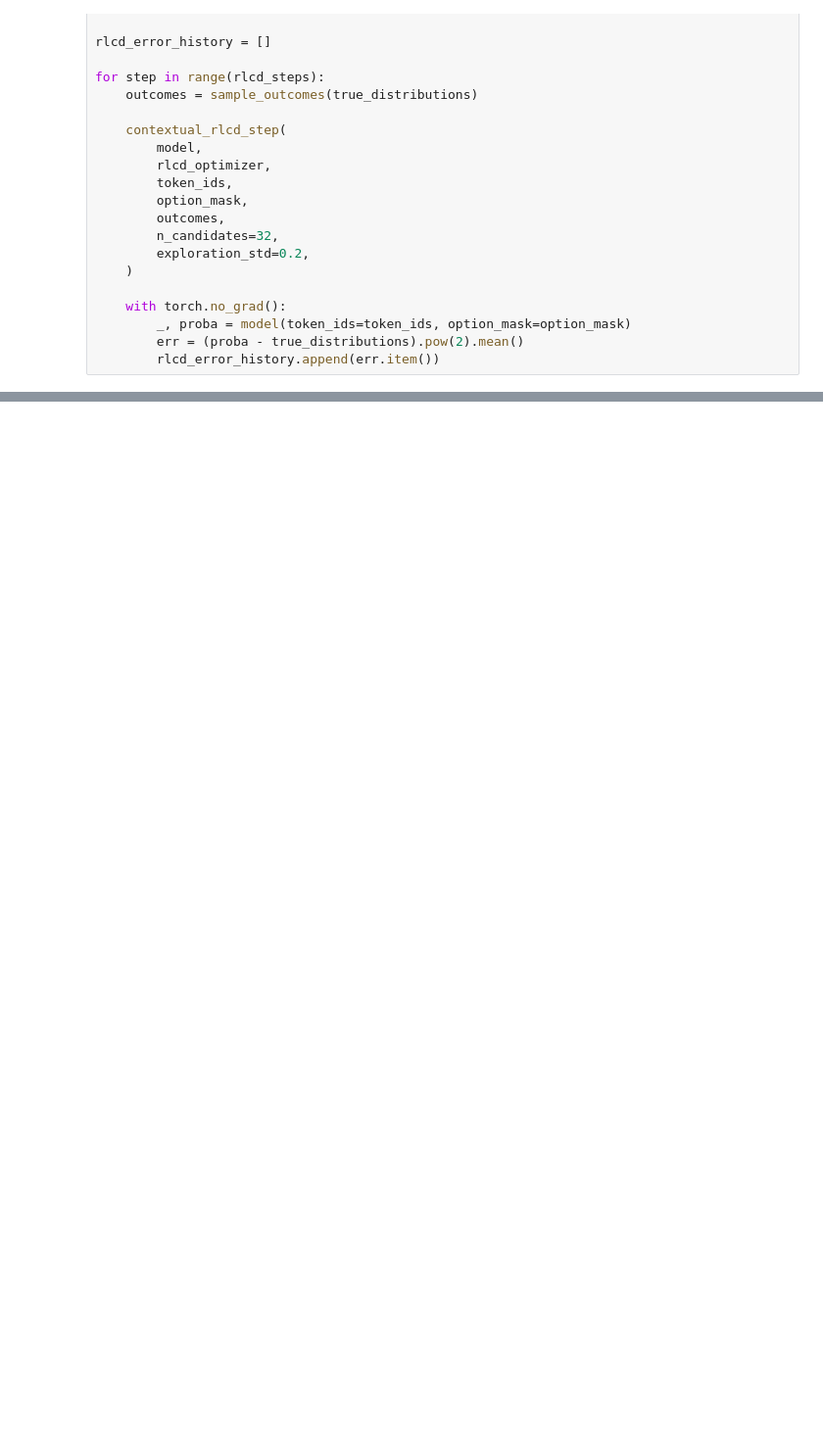
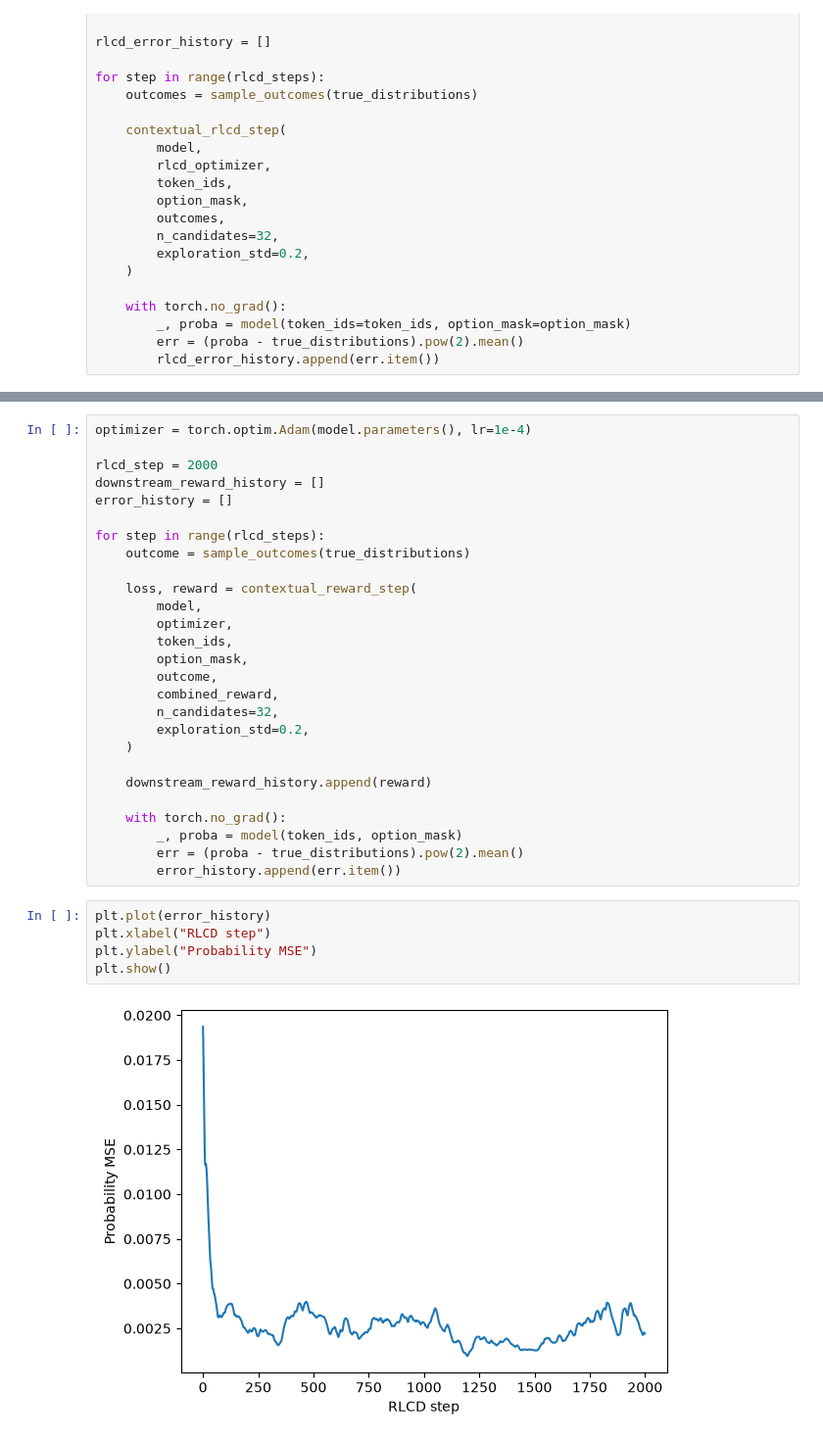
Before and after one commit to Vancrown/laya-from-scratch, a Jupyter notebook: notebook/08_supervised_rlcd.ipynb, the cells around one changed output, grey strips where cells are left out. Shown at 98% size. Drawn from its saved outputs; the diff is of its cells as text; blank space fills up the shorter version.

Commit message:
rlcd post train with discrete reward

```diff
--- a/notebook/08_supervised_rlcd.ipynb
+++ b/notebook/08_supervised_rlcd.ipynb
@@ -219,0 +250,34 @@ tensor([[0.7990, 0.1497, 0.0512],
+# %%
+optimizer = torch.optim.Adam(model.parameters(), lr=1e-4)
+
+rlcd_step = 2000
+downstream_reward_history = []
+error_history = []
+
+for step in range(rlcd_steps):
+    outcome = sample_outcomes(true_distributions)
+
+    loss, reward = contextual_reward_step(
+        model,
+        optimizer,
+        token_ids,
+        option_mask,
+        outcome,
+        combined_reward,
+        n_candidates=32,
+        exploration_std=0.2,
+    )
+
+    downstream_reward_history.append(reward)
+
+    with torch.no_grad():
+        _, proba = model(token_ids, option_mask)
+        err = (proba - true_distributions).pow(2).mean()
+        error_history.append(err.item())
+# %%
+plt.plot(error_history)
+plt.xlabel("RLCD step")
+plt.ylabel("Probability MSE")
+plt.show()
+# %% [output]
+[figure, added]
```
Also changed, not shown: parts of 6 cells of this notebook, 2 other files.
